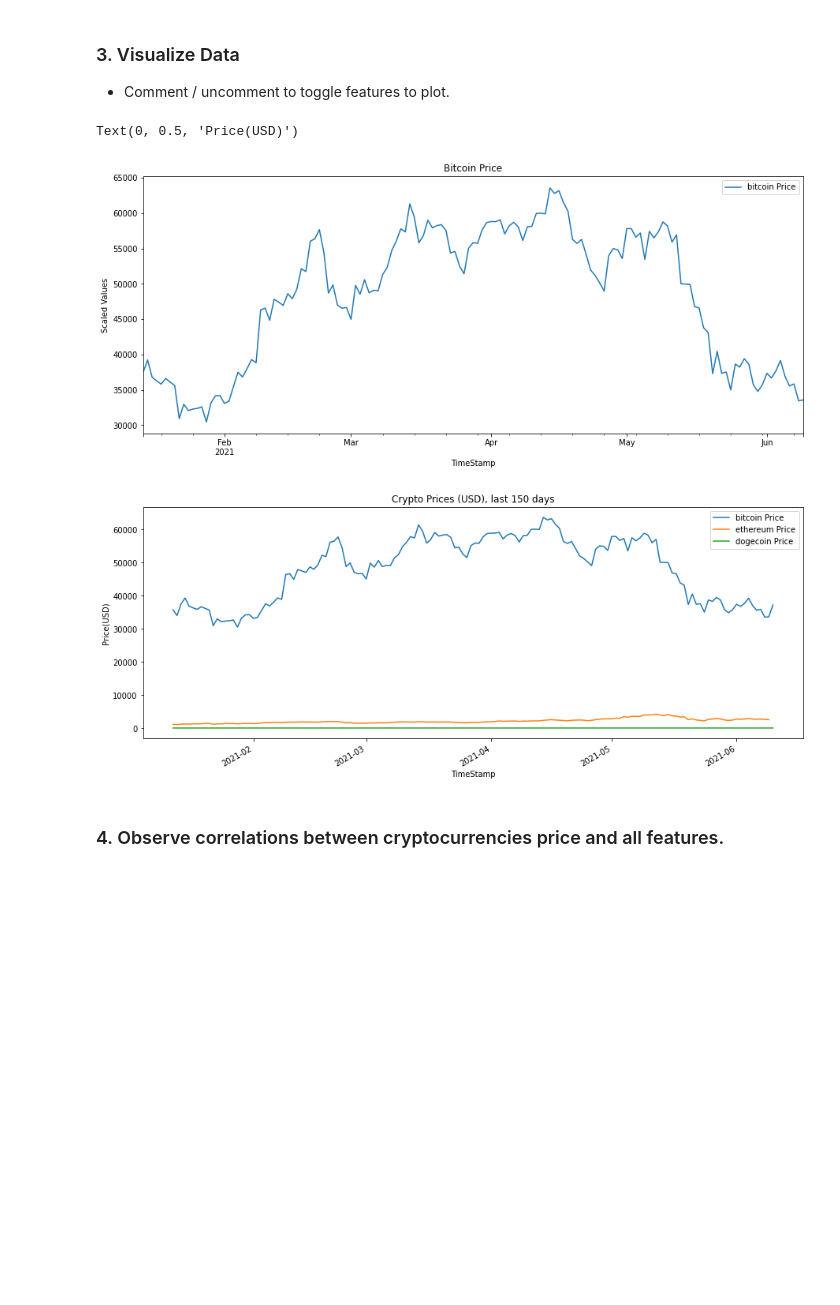
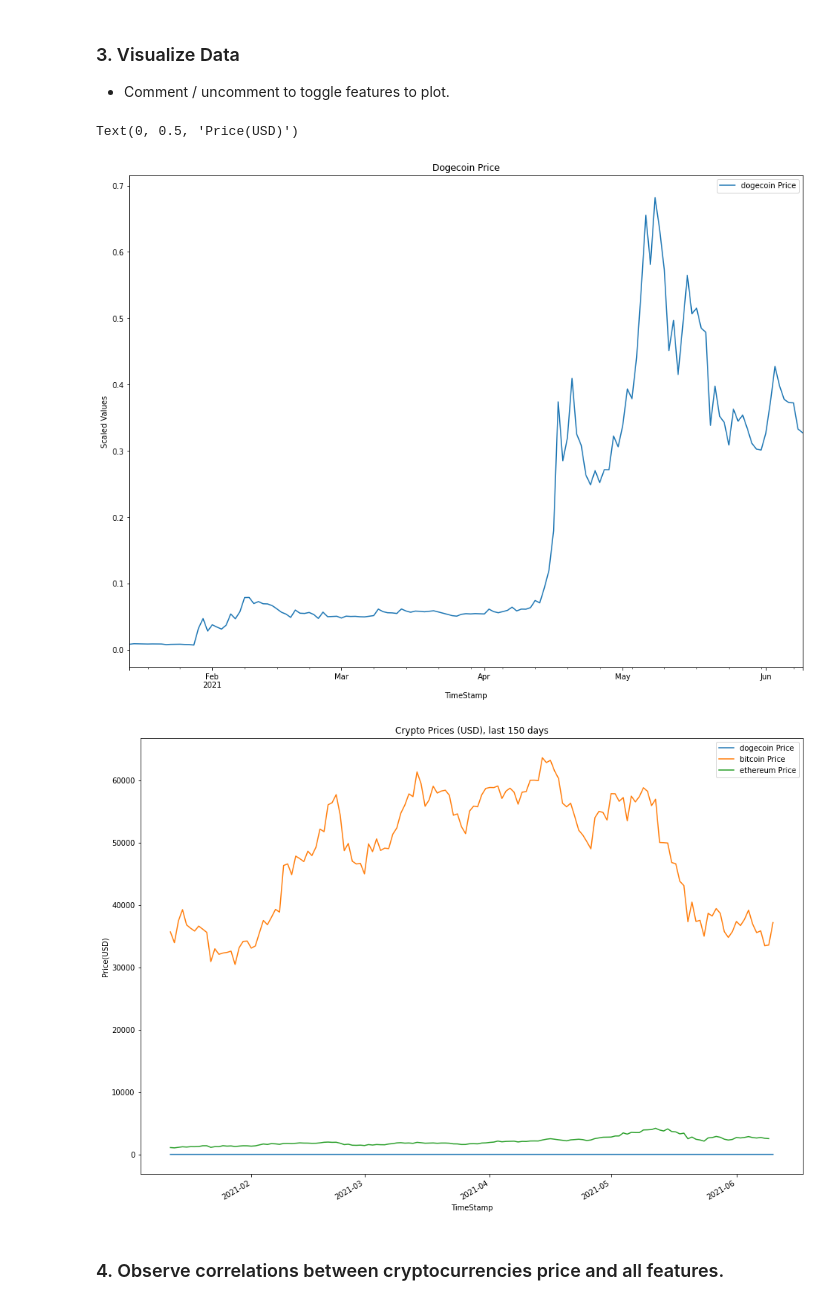
Before and after one commit to coutHan/CS349Project, a Jupyter notebook: BitcoinPricePrediction.ipynb, the cells around one changed output. Drawn from its saved outputs; the diff is of its cells as text; code cells hidden in the pictures; blank space fills up the shorter version.

Commit message:
Dogecoin prediction

```diff
--- a/BitcoinPricePrediction.ipynb
+++ b/BitcoinPricePrediction.ipynb
@@ -15,7 +15,7 @@ from sklearn.preprocessing import PolynomialFeatures
 
 url_pre = 'https://api.coingecko.com/api/v3/coins/'
 url_suf = '/market_chart?vs_currency=usd&days=150'
-coins = ['bitcoin', 'ethereum', 'dogecoin']
+coins = ['dogecoin', 'bitcoin', 'ethereum']
 list_of_dfs = []
 for coin in coins:
     url = url_pre + coin + url_suf
@@ -47,10 +47,10 @@ def apply_changes(dataframe):
     a = dataframe.copy()
     a.dropna(inplace=True)
     #scale data
-    #except for bitcoin Price, since this is eventually going to be the prediction/output #'bitcoin Price',
+    #except for dogecoin Price, since this is eventually going to be the prediction/output #'dogecoin Price',
     features_to_scale = [
-                        'ethereum Price',
-                        'dogecoin Price',
+                        'bitcoin Price',
+                        'ethereum Price'
                         ]
 
     a.dropna(inplace=True)
@@ -64,9 +64,9 @@ def apply_changes(dataframe):
 
     #phase-shift all features, this time including the bitcoin Price data
     features_to_shift = [
+                        'dogecoin Price',
                         'bitcoin Price',
                         'ethereum Price',
-                        'dogecoin Price',
                         ]
 
     for feature in features_to_shift:
@@ -93,40 +93,35 @@ training_data.head()
 - Comment / uncomment to toggle features to plot.
 # %%
 features_to_plot = [
-                    'bitcoin Price',
-#                     'bitcoin Price - 1d',
-#                     'bitcoin Price - 2d',
-#                     'ethereum Price - 1d',
-#                     'ethereum Price - 2d',
-#                     'dogecoin Price - 1d',
-#                     'dogecoin Price - 2d',
+                    'dogecoin Price',
                     ]
 
 training_data.plot(x ='TimeStamp',
                y = features_to_plot,
-               figsize = (15,6),
+               figsize = (16,12),
                    subplots=True
                   )
 
 days = url_suf[-3:]
-plt.title('Bitcoin Price')
+plt.title('Dogecoin Price')
 plt.xlabel('TimeStamp')
 plt.ylabel('Scaled Values')
 
 merged_df.plot(x ='TimeStamp',
-               y = ['bitcoin Price',
+               y = ['dogecoin Price',
+                   'bitcoin Price',
                     'ethereum Price',
-                    'dogecoin Price'],
-               figsize = (15,6)
+                    ],
+               figsize = (16,12)
               )
 
 plt.title('Crypto Prices (USD), last {} days'.format(days))
 plt.xlabel('TimeStamp')
 plt.ylabel('Price(USD)')
 # %% [output]
 Text(0, 0.5, 'Price(USD)')
-[figure, old version]
+[figure, new version]
-[figure, old version]
+[figure, new version]
 # %% [markdown]
 ### 4. Observe correlations between cryptocurrencies price and all features.
 # %%
```
Also changed, not shown: parts of 12 cells of this notebook.
